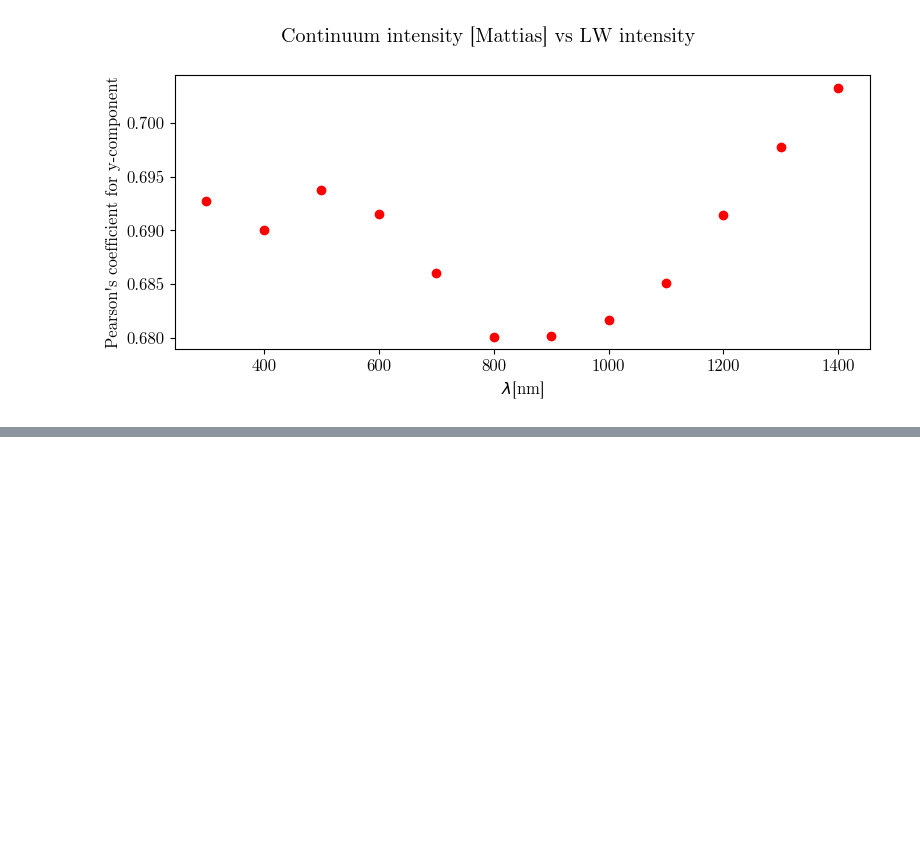
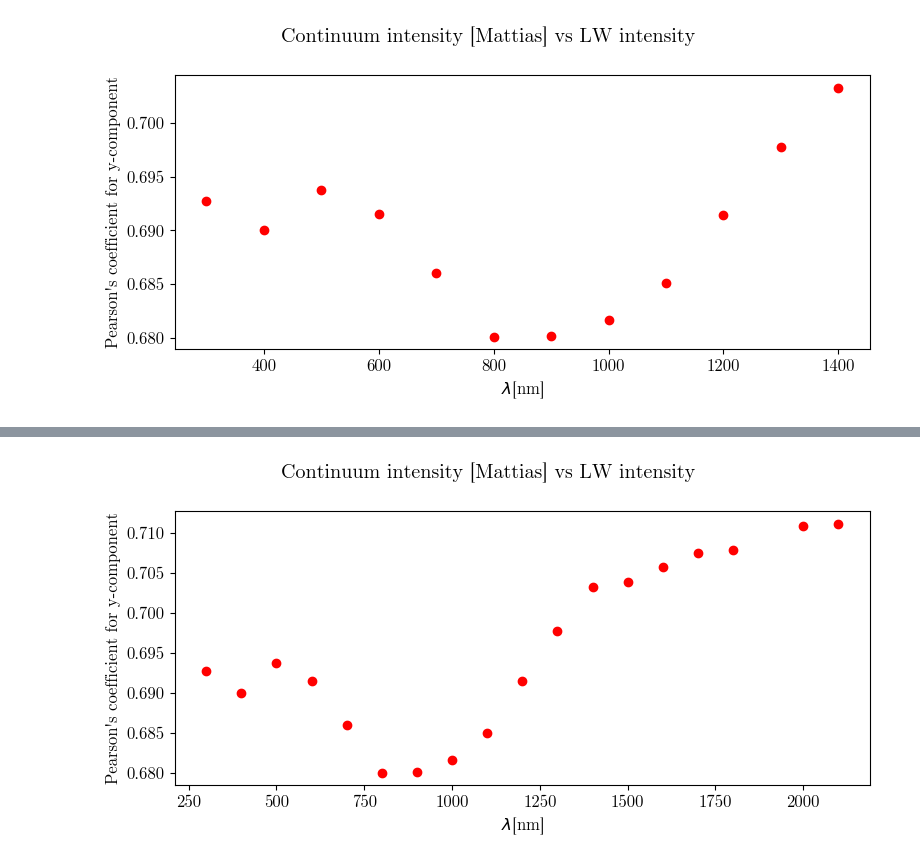
Before and after one commit to TheodoreKostic/Tracking_features, a Jupyter notebook: FirstPaper/Wvls.ipynb, the cells around one changed output, grey strips where cells are left out. Drawn from its saved outputs; the diff is of its cells as text; code cells hidden in the pictures; blank space fills up the shorter version.

```diff
--- a/FirstPaper/Wvls.ipynb
+++ b/FirstPaper/Wvls.ipynb
@@ -310,0 +424,15 @@ plt.savefig("Kontinuum_vs_cont_morey", bbox_inches = 'tight', dpi = 300)
+# %%
+plt.figure(figsize = (8,4))
+niz = [r_y300[0], r_y400[0], r_y500[0], r_y600[0], r_y700[0], r_y800[0], r_y900[0], r_y1000[0], r_y1100[0], r_y1200[0], r_y1300[0], r_y1400[0], r_y1500[0], r_y1600[0], r_y1700[0], r_y1800[0], r_y2000[0], r_y2100[0]]
+niz2 = [300, 400, 500, 600, 700, 800, 900, 1000, 1100, 1200, 1300, 1400, 1500, 1600, 1700, 1800, 2000, 2100]
+plt.suptitle("Continuum intensity [Mattias] vs LW intensity")
+plt.scatter(niz2, niz, color = "red")
+plt.ylabel("Pearson's coefficient for y-component")
+plt.xlabel("$\lambda$[nm]")
+#m1, b1, *_ = linregress(Vx_FLCT_1200.flatten(), Vx_FLCT_T.flatten())
+#plt.axline(xy1=(0, b1), slope=m1, label=f'$y = {m1:.3f}x {b1:+.3f}$')
+#plt.legend()
+plt.tight_layout()
+plt.savefig("Kontinuum_vs_cont_morey", bbox_inches = 'tight', dpi = 300)
+# %% [output]
+[figure, added]
```
Also changed, not shown: parts of 23 cells of this notebook.
